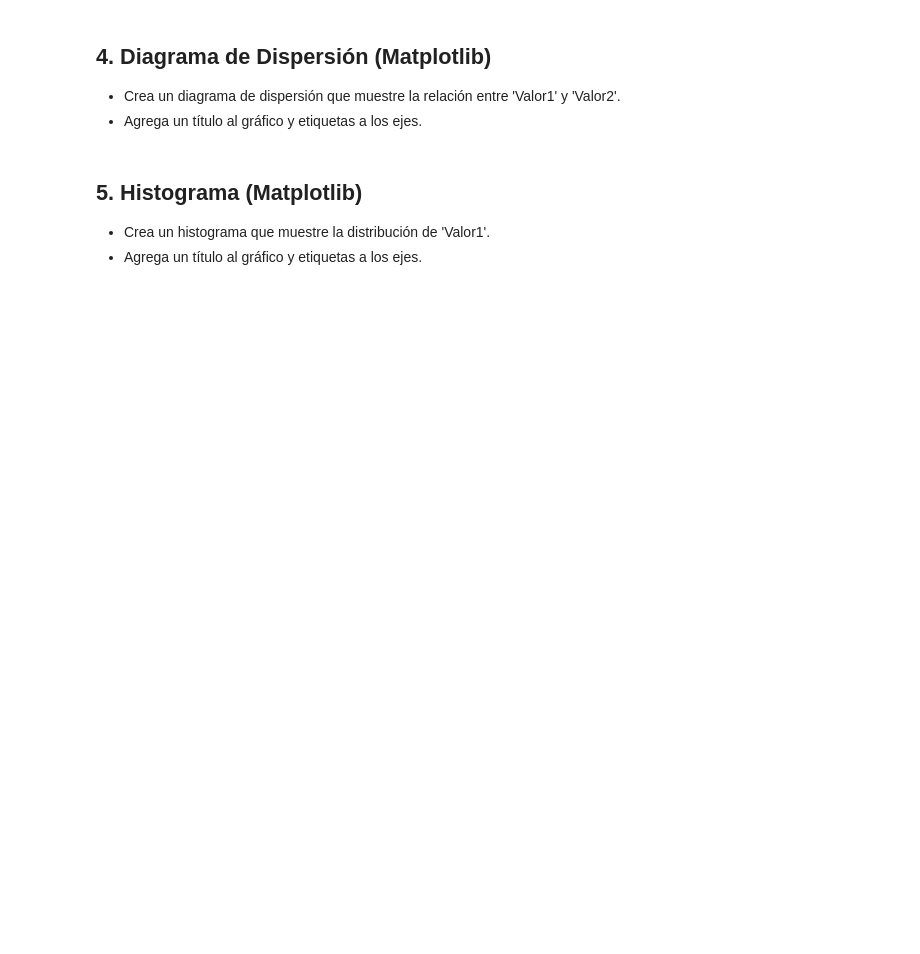
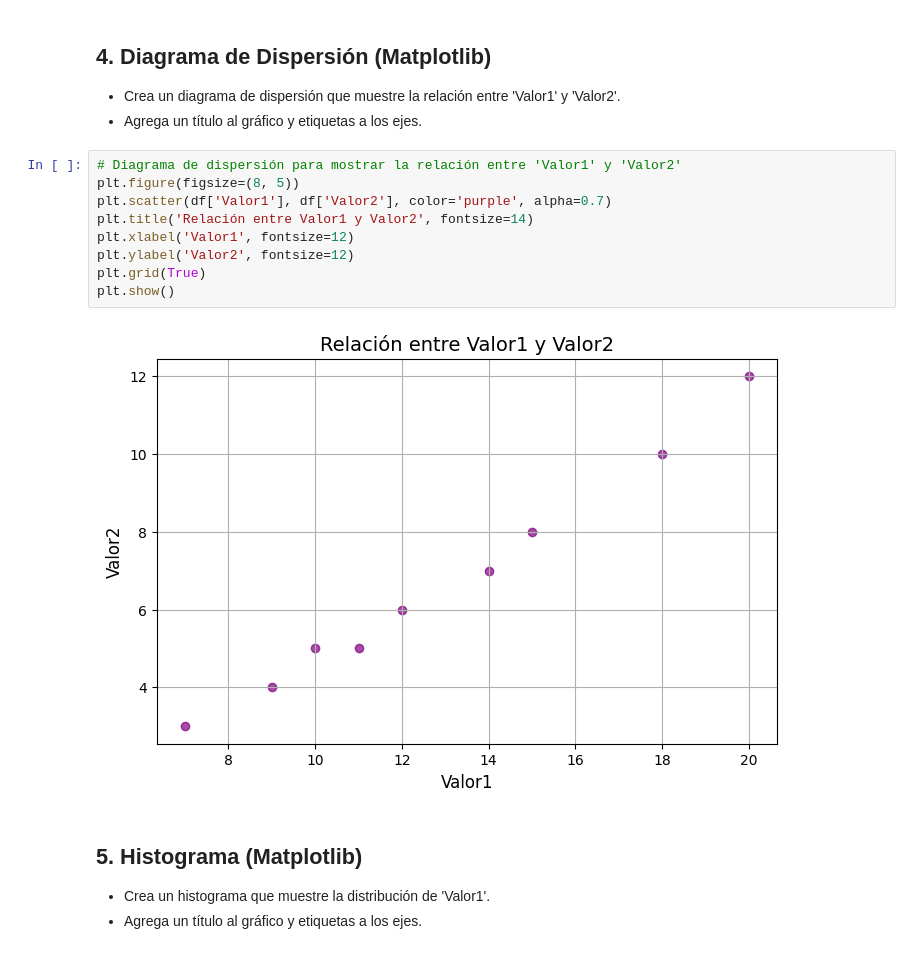
Before and after one commit to cmessoftware/DataScienceVSCode, a Jupyter notebook: notebooks/classes/ch4/Actividades_clase04.ipynb, the cells around one changed output. Saved outputs shown, nothing was run; the diff lists cells and outputs as text; blank space fills up the shorter version.

```diff
--- a/notebooks/classes/ch4/Actividades_clase04.ipynb
+++ b/notebooks/classes/ch4/Actividades_clase04.ipynb
@@ -37,6 +79,17 @@ import seaborn as sns
 ## 4. Diagrama de Dispersión (Matplotlib)
 * Crea un diagrama de dispersión que muestre la relación entre 'Valor1' y 'Valor2'.
 * Agrega un título al gráfico y etiquetas a los ejes.
+# %%
+# Diagrama de dispersión para mostrar la relación entre 'Valor1' y 'Valor2'
+plt.figure(figsize=(8, 5))
+plt.scatter(df['Valor1'], df['Valor2'], color='purple', alpha=0.7)
+plt.title('Relación entre Valor1 y Valor2', fontsize=14)
+plt.xlabel('Valor1', fontsize=12)
+plt.ylabel('Valor2', fontsize=12)
+plt.grid(True)
+plt.show()
+# %% [output]
+[figure, added]
 # %% [markdown]
 ## 5. Histograma (Matplotlib)
 * Crea un histograma que muestre la distribución de 'Valor1'.
```
Also changed, not shown: parts of 7 cells of this notebook.
